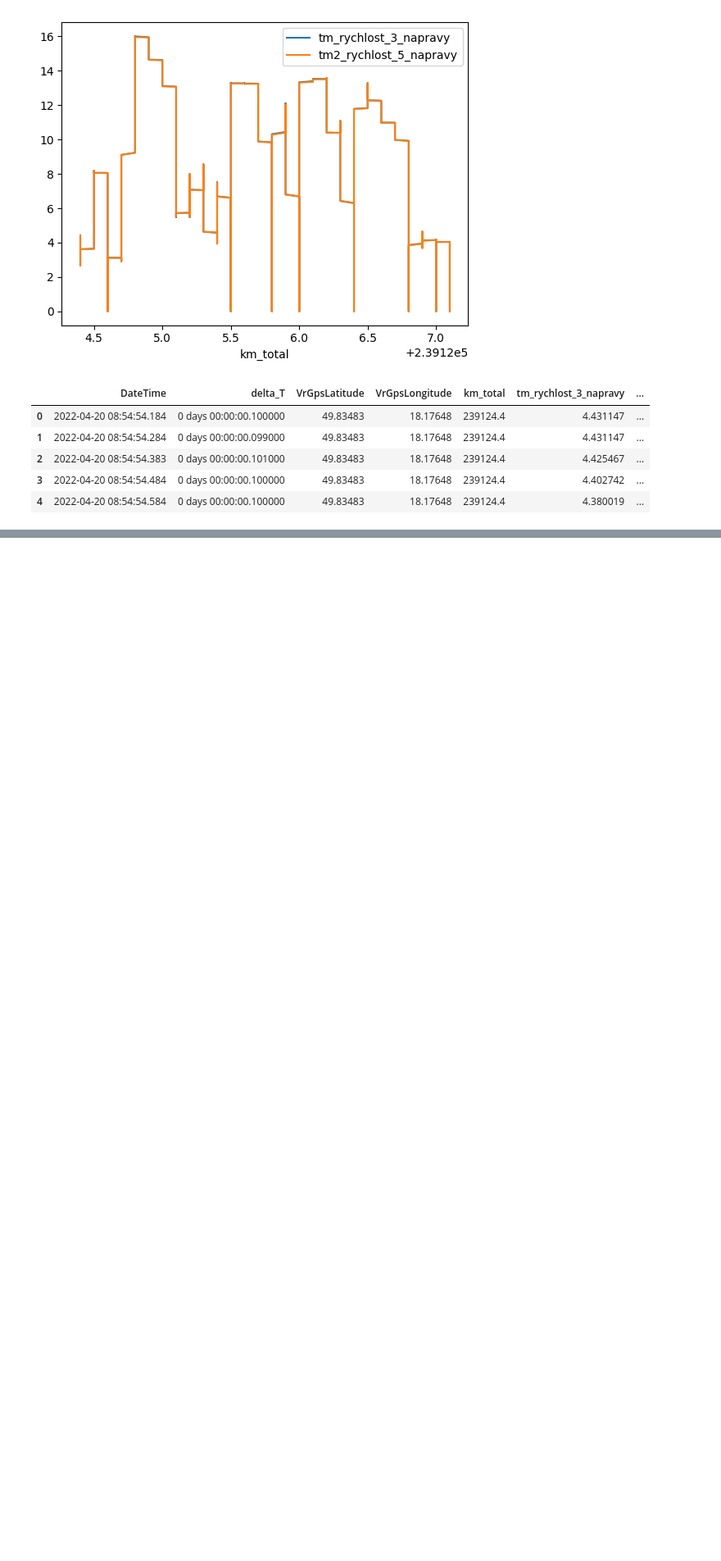
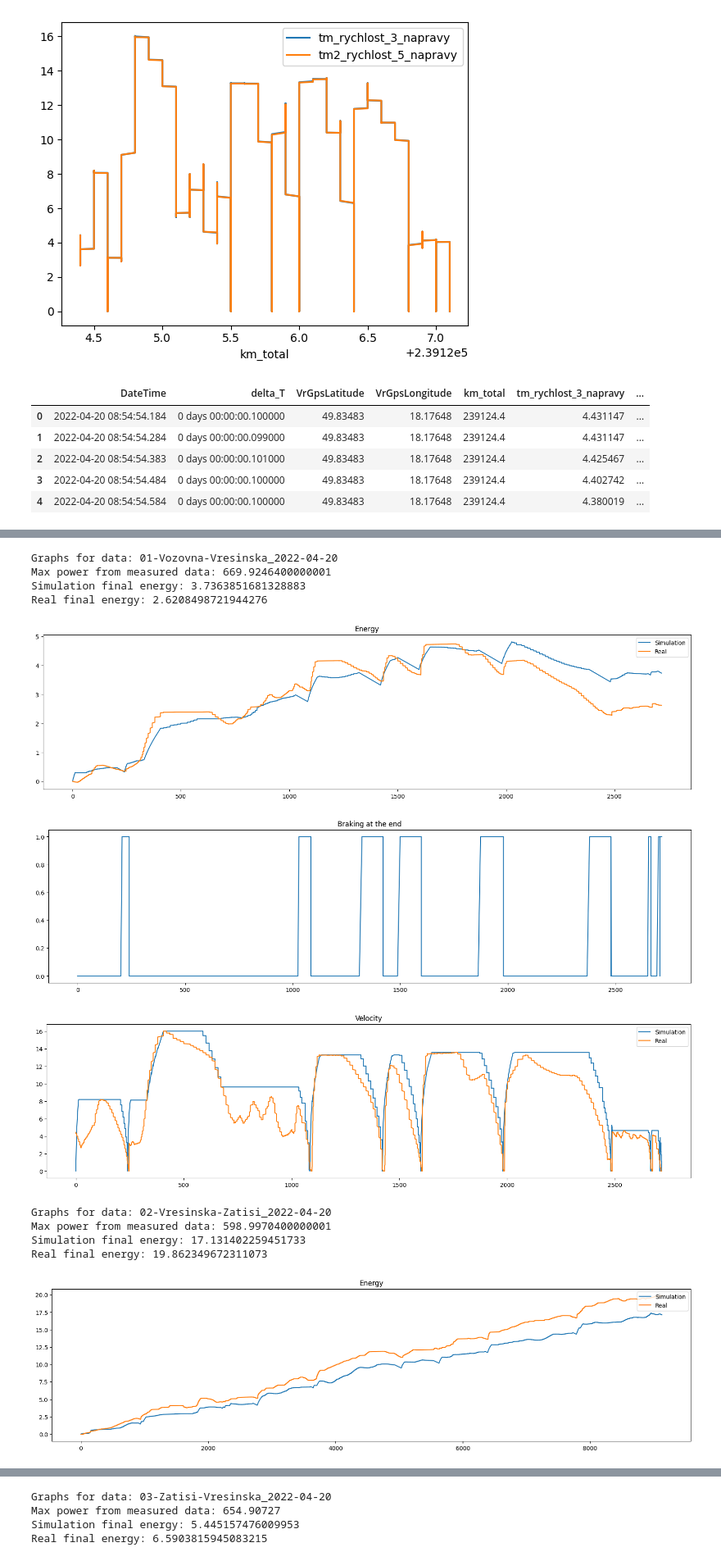
Before and after one commit to Sawy7/trainmap-consumption-api, a Jupyter notebook: tram-exploration/tram-exploration.ipynb, the cells around one changed output, grey strips where cells are left out. Shown at 82% size. Saved outputs shown, nothing was run; the diff lists cells and outputs as text; code cells hidden in the pictures; blank space fills up the shorter version.

Commit message:
Simulation accuracy improvements (data analysis)

```diff
--- a/tram-exploration/tram-exploration.ipynb
+++ b/tram-exploration/tram-exploration.ipynb
@@ -154,6 +154,6 @@ df_important.head()
 | 2 | 2022-04-20 08:54:54.383 | 0 days 00:00:00.101000 | 49.83483 | 18.17648 | 239124.4 | 4.425467 | ... |
 | 3 | 2022-04-20 08:54:54.484 | 0 days 00:00:00.100000 | 49.83483 | 18.17648 | 239124.4 | 4.402742 | ... |
 | 4 | 2022-04-20 08:54:54.584 | 0 days 00:00:00.100000 | 49.83483 | 18.17648 | 239124.4 | 4.380019 | ... |
-# %%
-max_velocities = None
+# %%
+velocity_segment_cache = {}
 # %%
@@ -312,0 +286,36 @@ Real final energy: 6.5903815945083215
+# %%
+importlib.reload(tconsumption)
+
+# del velocity_segment_cache["01-Vozovna-Vresinska_2022-04-20"]
+compare_data(
+    "../testing-data/DPO/Jízda_Poruba_Zátiší_20.04.2022/01-Vozovna-Vresinska_2022-04-20.csv",
+    "../testing-data/DPO/Jízda_Poruba_Zátiší_20.04.2022/01-Vozovna-Vresinska_2022-04-20.geojson"
+)
+
+compare_data(
+    "../testing-data/DPO/Jízda_Poruba_Zátiší_20.04.2022/02-Vresinska-Zatisi_2022-04-20.csv",
+    "../testing-data/DPO/Jízda_Poruba_Zátiší_20.04.2022/02-Vresinska-Zatisi_2022-04-20.geojson"
+)
+
+compare_data(
+    "../testing-data/DPO/Jízda_Poruba_Zátiší_20.04.2022/03-Zatisi-Vresinska_2022-04-20.csv",
+    "../testing-data/DPO/Jízda_Poruba_Zátiší_20.04.2022/03-Zatisi-Vresinska_2022-04-20.geojson"
+)
+
+compare_data(
+    "../testing-data/DPO/Jizdy_Centrum_07-08-12_07.2022/1710_02.csv",
+    "../testing-data/DPO/Jizdy_Centrum_07-08-12_07.2022/1710_02.geojson"
+)
+# %% [output]
+Graphs for data: 01-Vozovna-Vresinska_2022-04-20
+Max power from measured data: 669.9246400000001
+Simulation final energy: 3.7363851681328883
+Real final energy: 2.6208498721944276
+[figure, added]
+[figure, added]
+[figure, added]
+Graphs for data: 02-Vresinska-Zatisi_2022-04-20
+Max power from measured data: 598.9970400000001
+Simulation final energy: 17.131402259451733
+Real final energy: 19.862349672311073
+[figure, added]
@@ -312,0 +324,4 @@ Real final energy: 6.5903815945083215
+Graphs for data: 03-Zatisi-Vresinska_2022-04-20
+Max power from measured data: 654.90727
+Simulation final energy: 5.445157476009953
+Real final energy: 6.5903815945083215
```
Also changed, not shown: parts of 3 cells of this notebook, 1 other file.
